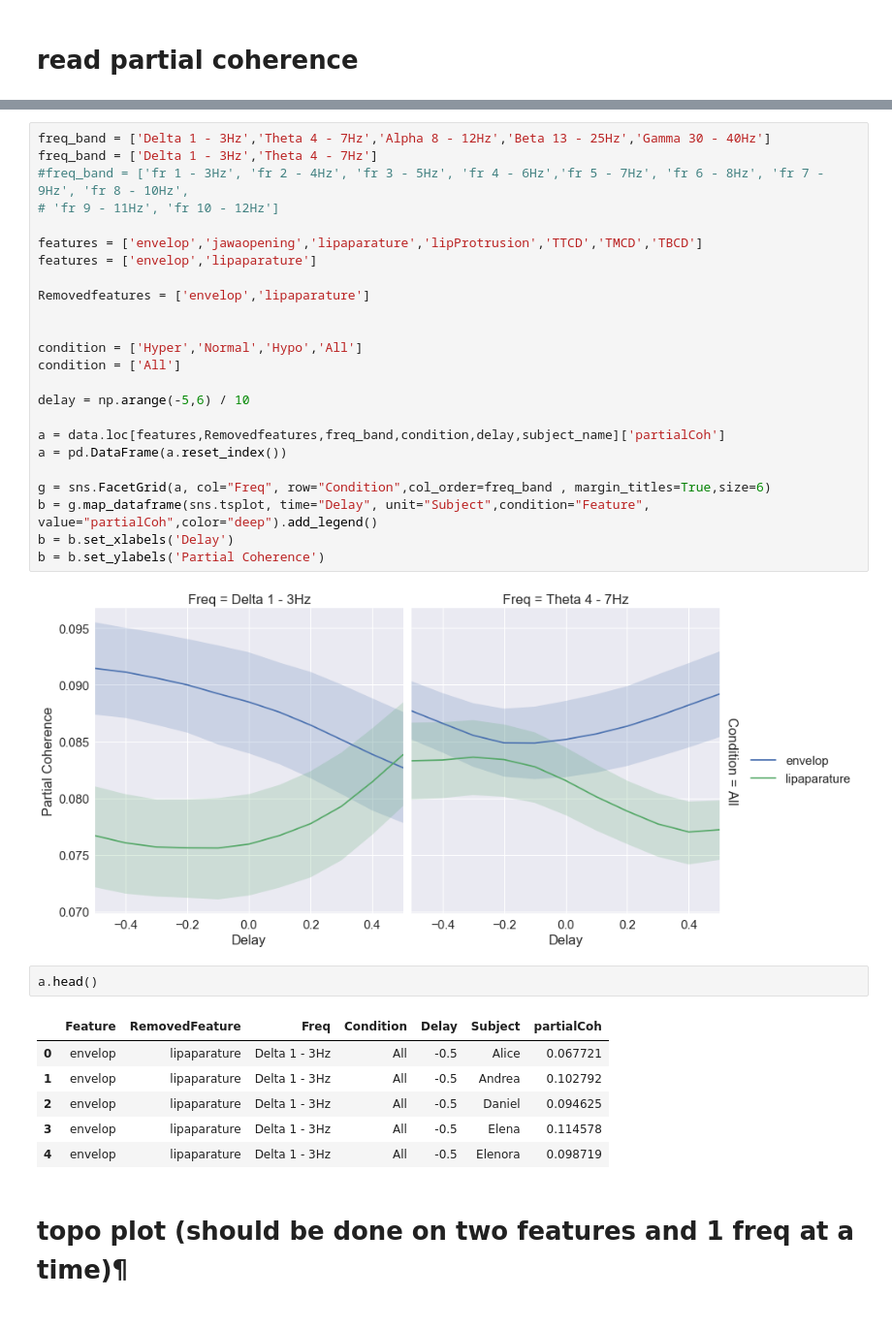
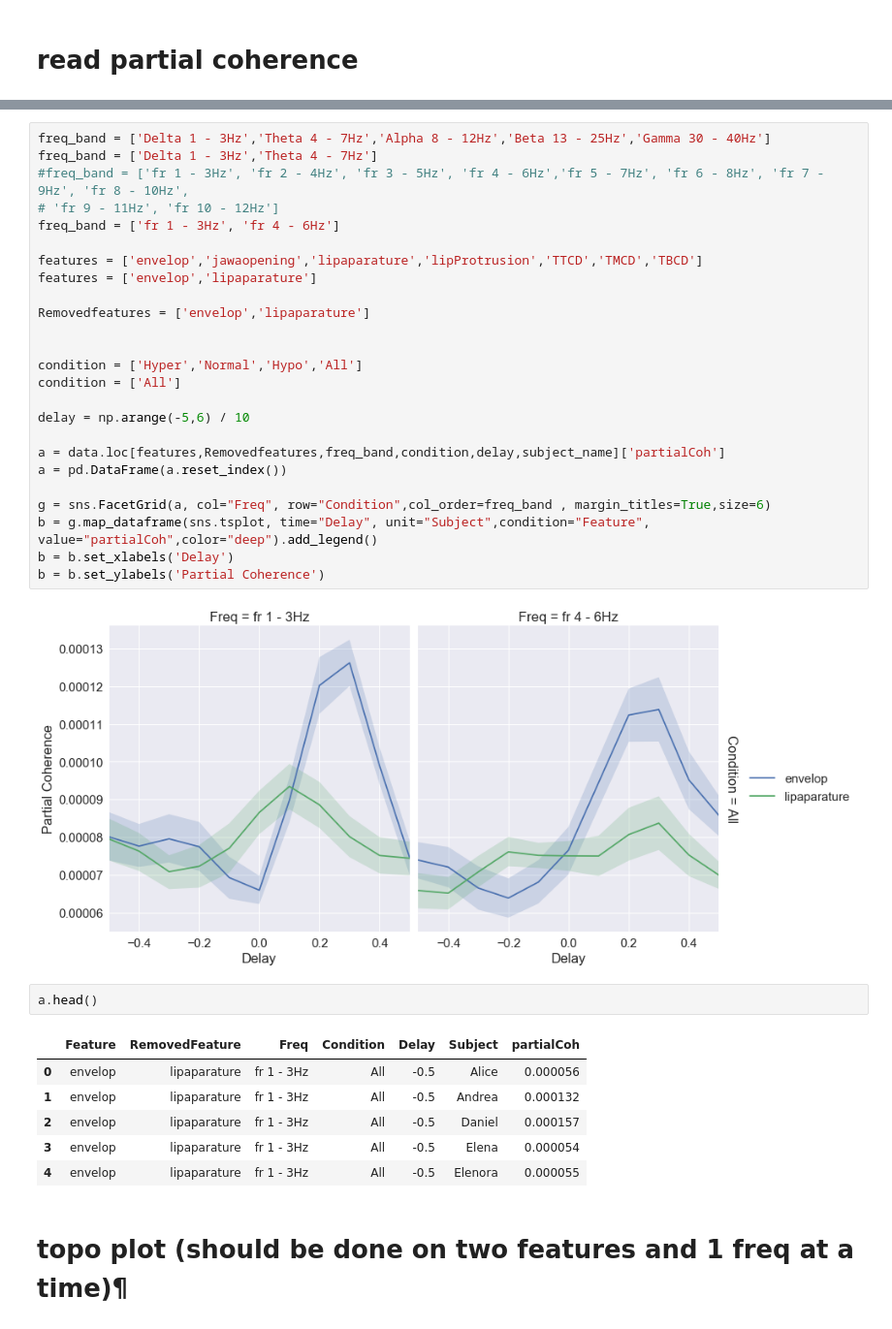
Before and after one commit to sankar-mukherjee/entrainment_python, a Jupyter notebook: partialCoherence_investigate.ipynb, the cells around one changed output, grey strips where cells are left out. Shown: that part at 97% size. Cells and saved outputs as stored; diff of their text form.

```diff
--- a/partialCoherence_investigate.ipynb
+++ b/partialCoherence_investigate.ipynb
@@ -122,38 +109,39 @@ a=a.groupby(['Subject','Condition']).sum()['noTrials'].unstack().plot(kind='bar'
 # %%
 freq_band = ['Delta 1 - 3Hz','Theta 4 - 7Hz','Alpha 8 - 12Hz','Beta 13 - 25Hz','Gamma 30 - 40Hz']
 freq_band = ['Delta 1 - 3Hz','Theta 4 - 7Hz']
 #freq_band = ['fr 1 - 3Hz', 'fr 2 - 4Hz', 'fr 3 - 5Hz', 'fr 4 - 6Hz','fr 5 - 7Hz', 'fr 6 - 8Hz', 'fr 7 - 9Hz', 'fr 8 - 10Hz',
 # 'fr 9 - 11Hz', 'fr 10 - 12Hz']
+freq_band = ['fr 1 - 3Hz', 'fr 4 - 6Hz']
 
 features = ['envelop','jawaopening','lipaparature','lipProtrusion','TTCD','TMCD','TBCD']
 features = ['envelop','lipaparature']
 
 Removedfeatures = ['envelop','lipaparature']
 
 
 condition = ['Hyper','Normal','Hypo','All']
 condition = ['All']
 
 delay = np.arange(-5,6) / 10
 
 a = data.loc[features,Removedfeatures,freq_band,condition,delay,subject_name]['partialCoh']
 a = pd.DataFrame(a.reset_index())
 
 g = sns.FacetGrid(a, col="Freq", row="Condition",col_order=freq_band , margin_titles=True,size=6)
 b = g.map_dataframe(sns.tsplot, time="Delay", unit="Subject",condition="Feature", value="partialCoh",color="deep").add_legend()
 b = b.set_xlabels('Delay')
 b = b.set_ylabels('Partial Coherence')
 # %% [output]
-[figure, old version]
+[figure, new version]
 # %%
 a.head()
 # %% [output]
 |  | Feature | RemovedFeature | Freq | Condition | Delay | Subject | partialCoh |
-| 0 | envelop | lipaparature | Delta 1 - 3Hz | All | -0.5 | Alice | 0.067721 |
-| 1 | envelop | lipaparature | Delta 1 - 3Hz | All | -0.5 | Andrea | 0.102792 |
-| 2 | envelop | lipaparature | Delta 1 - 3Hz | All | -0.5 | Daniel | 0.094625 |
-| 3 | envelop | lipaparature | Delta 1 - 3Hz | All | -0.5 | Elena | 0.114578 |
-| 4 | envelop | lipaparature | Delta 1 - 3Hz | All | -0.5 | Elenora | 0.098719 |
+| 0 | envelop | lipaparature | fr 1 - 3Hz | All | -0.5 | Alice | 0.000056 |
+| 1 | envelop | lipaparature | fr 1 - 3Hz | All | -0.5 | Andrea | 0.000132 |
+| 2 | envelop | lipaparature | fr 1 - 3Hz | All | -0.5 | Daniel | 0.000157 |
+| 3 | envelop | lipaparature | fr 1 - 3Hz | All | -0.5 | Elena | 0.000054 |
+| 4 | envelop | lipaparature | fr 1 - 3Hz | All | -0.5 | Elenora | 0.000055 |
 # %% [markdown]
 # topo plot (should be done on two features and 1 freq at a time)¶
 # %%
```
Also changed, not shown: parts of 8 cells of this notebook.
